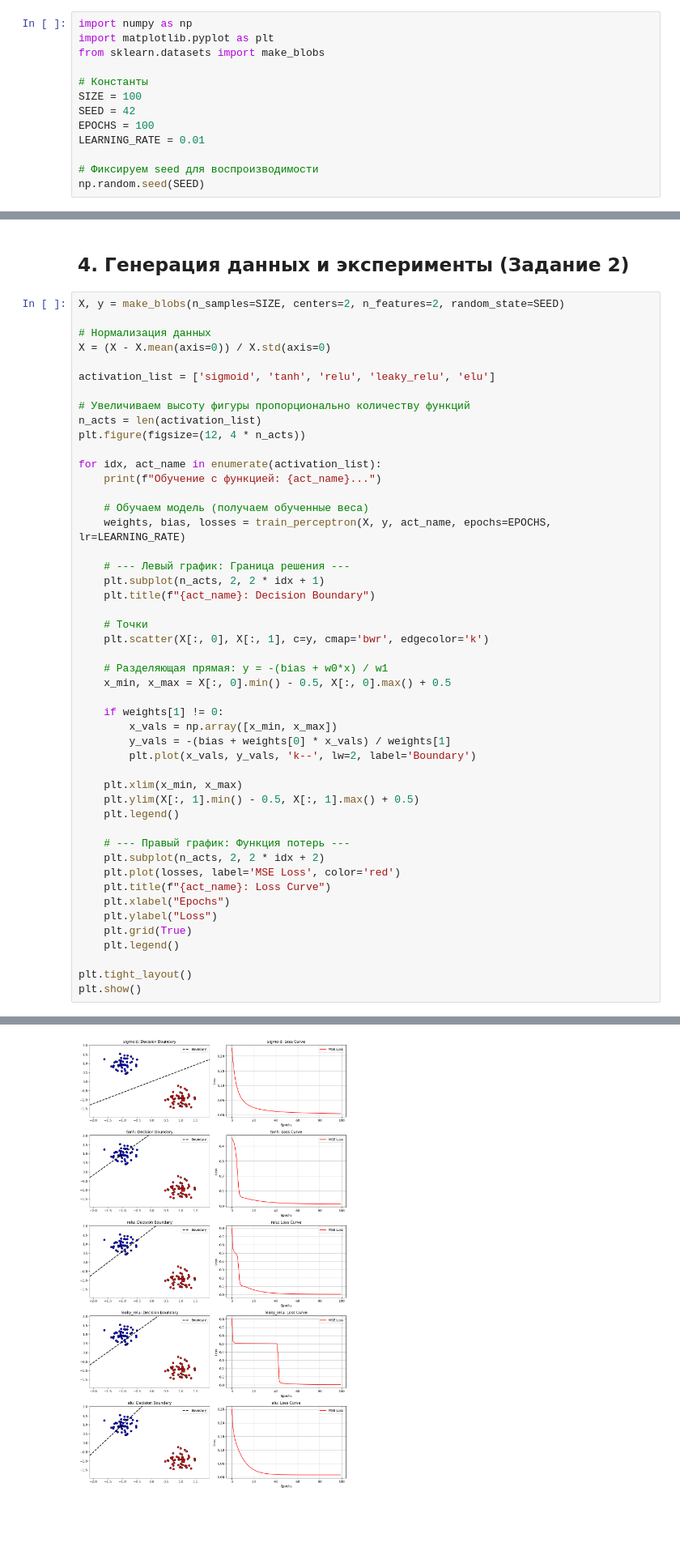
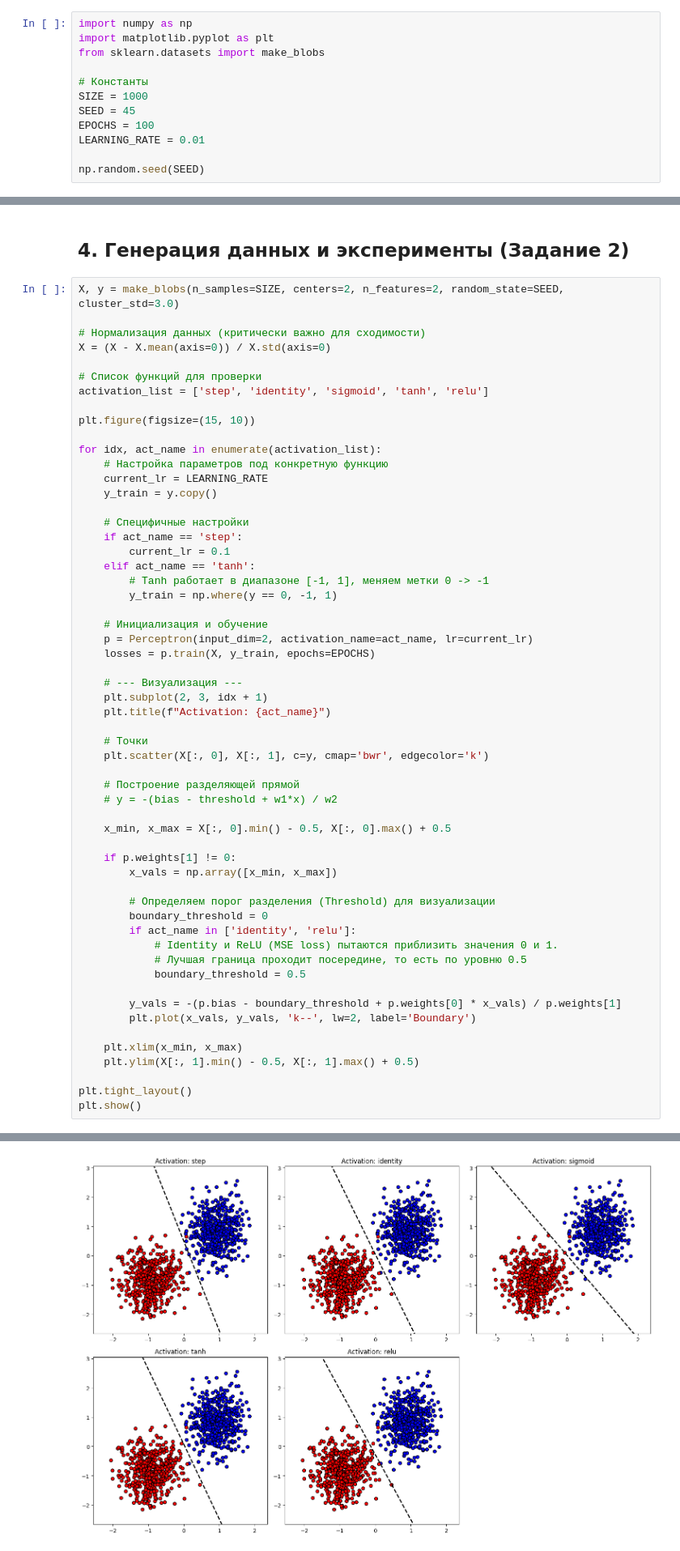
Before and after one commit to valet-kh/NNDL, a Jupyter notebook: lab2/main.ipynb, the cells around one changed output, grey strips where cells are left out. Shown at 81% size. Cells and saved outputs as stored; diff of their text form; blank space fills up the shorter version.

```diff
--- a/lab2/main.ipynb
+++ b/lab2/main.ipynb
@@ -8,12 +8,11 @@ import matplotlib.pyplot as plt
 from sklearn.datasets import make_blobs
 
 # Константы
-SIZE = 100
-SEED = 42
+SIZE = 1000
+SEED = 45
 EPOCHS = 100
 LEARNING_RATE = 0.01
 
-# Фиксируем seed для воспроизводимости
 np.random.seed(SEED)
 # %% [markdown]
 ## 2. Реализация функций активации (Задание 1)
@@ -112,50 +108,59 @@ def train_perceptron(X, y, activation_name, epochs=EPOCHS, lr=LEARNING_RATE):
 # %% [markdown]
 ## 4. Генерация данных и эксперименты (Задание 2)
 # %%
-X, y = make_blobs(n_samples=SIZE, centers=2, n_features=2, random_state=SEED)
+X, y = make_blobs(n_samples=SIZE, centers=2, n_features=2, random_state=SEED, cluster_std=3.0)
 
-# Нормализация данных
+# Нормализация данных (критически важно для сходимости)
 X = (X - X.mean(axis=0)) / X.std(axis=0)
 
-activation_list = ['sigmoid', 'tanh', 'relu', 'leaky_relu', 'elu']
+# Список функций для проверки
+activation_list = ['step', 'identity', 'sigmoid', 'tanh', 'relu']
 
-# Увеличиваем высоту фигуры пропорционально количеству функций
-n_acts = len(activation_list)
-plt.figure(figsize=(12, 4 * n_acts))
+plt.figure(figsize=(15, 10))
 
 for idx, act_name in enumerate(activation_list):
-    print(f"Обучение с функцией: {act_name}...")
+    # Настройка параметров под конкретную функцию
+    current_lr = LEARNING_RATE
+    y_train = y.copy()
 
-    # Обучаем модель (получаем обученные веса)
-    weights, bias, losses = train_perceptron(X, y, act_name, epochs=EPOCHS, lr=LEARNING_RATE)
+    # Специфичные настройки
+    if act_name == 'step':
+        current_lr = 0.1
+    elif act_name == 'tanh':
+        # Tanh работает в диапазоне [-1, 1], меняем метки 0 -> -1
+        y_train = np.where(y == 0, -1, 1)
 
-    # --- Левый график: Граница решения ---
-    plt.subplot(n_acts, 2, 2 * idx + 1)
-    plt.title(f"{act_name}: Decision Boundary")
+    # Инициализация и обучение
+    p = Perceptron(input_dim=2, activation_name=act_name, lr=current_lr)
+    losses = p.train(X, y_train, epochs=EPOCHS)
+
+    # --- Визуализация ---
+    plt.subplot(2, 3, idx + 1)
+    plt.title(f"Activation: {act_name}")
 
     # Точки
     plt.scatter(X[:, 0], X[:, 1], c=y, cmap='bwr', edgecolor='k')
 
-    # Разделяющая прямая: y = -(bias + w0*x) / w1
+    # Построение разделяющей прямой
+    # y = -(bias - threshold + w1*x) / w2
+
     x_min, x_max = X[:, 0].min() - 0.5, X[:, 0].max() + 0.5
 
-    if weights[1] != 0:
+    if p.weights[1] != 0:
         x_vals = np.array([x_min, x_max])
-        y_vals = -(bias + weights[0] * x_vals) / weights[1]
+
+        # Определяем порог разделения (Threshold) для визуализации
+        boundary_threshold = 0
+        if act_name in ['identity', 'relu']:
+            # Identity и ReLU (MSE loss) пытаются приблизить значения 0 и 1.
+            # Лучшая граница проходит посередине, то есть по уровню 0.5
+            boundary_threshold = 0.5
+
+        y_vals = -(p.bias - boundary_threshold + p.weights[0] * x_vals) / p.weights[1]
         plt.plot(x_vals, y_vals, 'k--', lw=2, label='Boundary')
 
     plt.xlim(x_min, x_max)
     plt.ylim(X[:, 1].min() - 0.5, X[:, 1].max() + 0.5)
-    plt.legend()
-
-    # --- Правый график: Функция потерь ---
-    plt.subplot(n_acts, 2, 2 * idx + 2)
-    plt.plot(losses, label='MSE Loss', color='red')
-    plt.title(f"{act_name}: Loss Curve")
-    plt.xlabel("Epochs")
-    plt.ylabel("Loss")
-    plt.grid(True)
-    plt.legend()
 
 plt.tight_layout()
 plt.show()
@@ -168,4 +168,4 @@ plt.show()
-[figure, old version]
+[figure, new version]
 # %% [markdown]
 ## 5. Ответы на вопросы (Задание 3)
 # %% [markdown]
```
Also changed, not shown: parts of 5 cells of this notebook.
